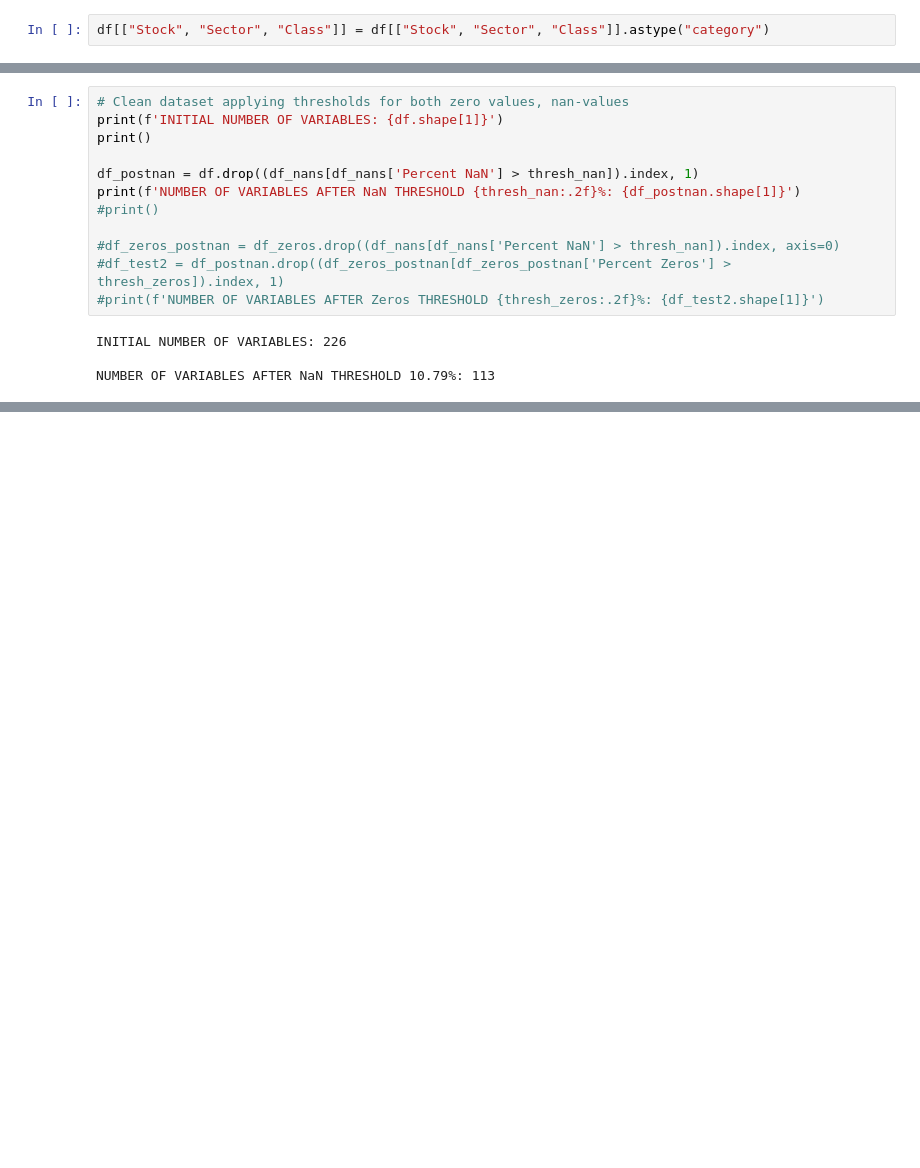
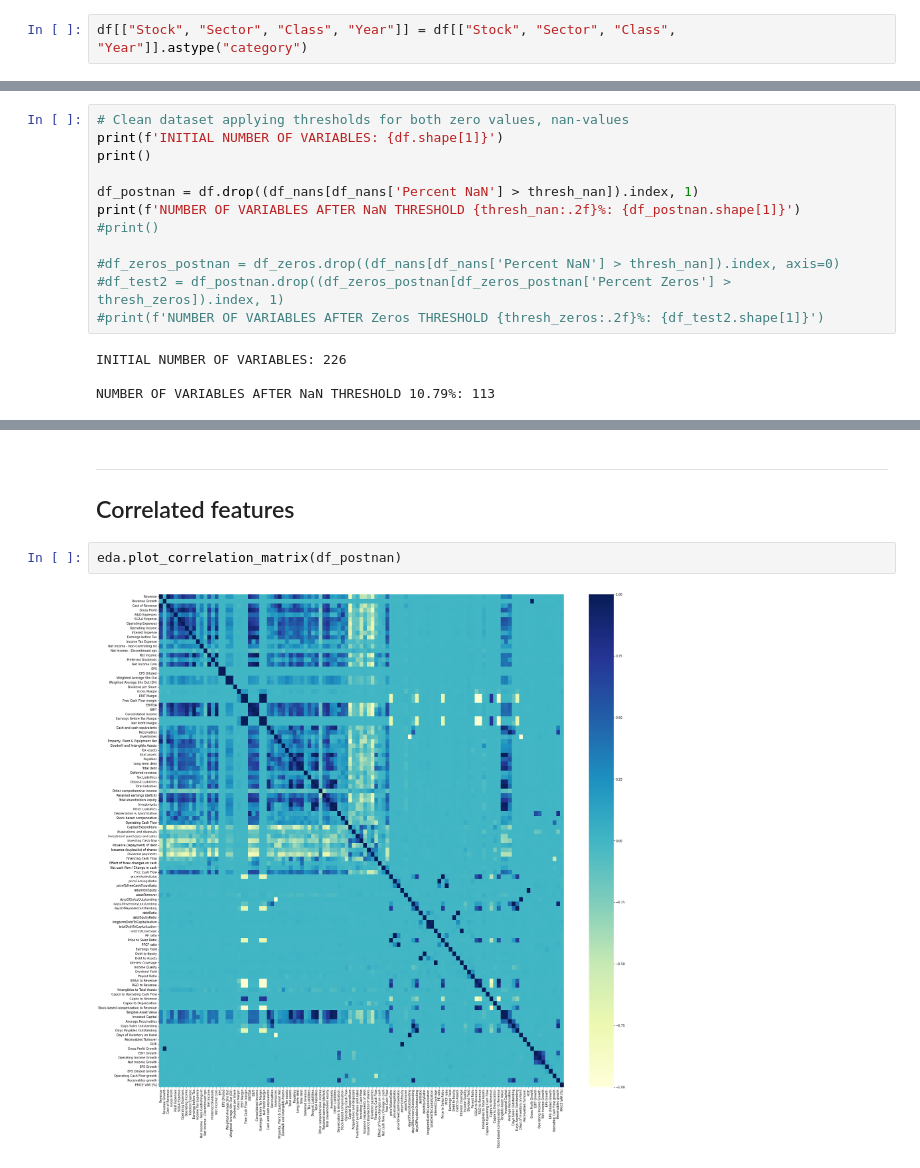
Before and after one commit to Simbonobo/economics, a Jupyter notebook: notebooks/Prediction.ipynb, the cells around one changed output, grey strips where cells are left out. Drawn from its saved outputs; the diff is of its cells as text; blank space fills up the shorter version.

Commit message:
Add correlation matrix

```diff
--- a/notebooks/Prediction.ipynb
+++ b/notebooks/Prediction.ipynb
@@ -22,7 +22,7 @@ register_matplotlib_converters()
 # %%
 df = utils.read_csv(years=["2014", "2015", "2016", "2017", "2018"])
 # %%
-df[["Stock", "Sector", "Class"]] = df[["Stock", "Sector", "Class"]].astype("category")
+df[["Stock", "Sector", "Class", "Year"]] = df[["Stock", "Sector", "Class", "Year"]].astype("category")
 # %%
 df.head()
 
@@ -187,0 +205,8 @@ NUMBER OF VARIABLES AFTER NaN THRESHOLD 10.79%: 113
+# %% [markdown]
+---
+
+## Correlated features
+# %%
+eda.plot_correlation_matrix(df_postnan)
+# %% [output]
+[figure, added]
```
Also changed, not shown: parts of 4 cells of this notebook, 1 other file.
